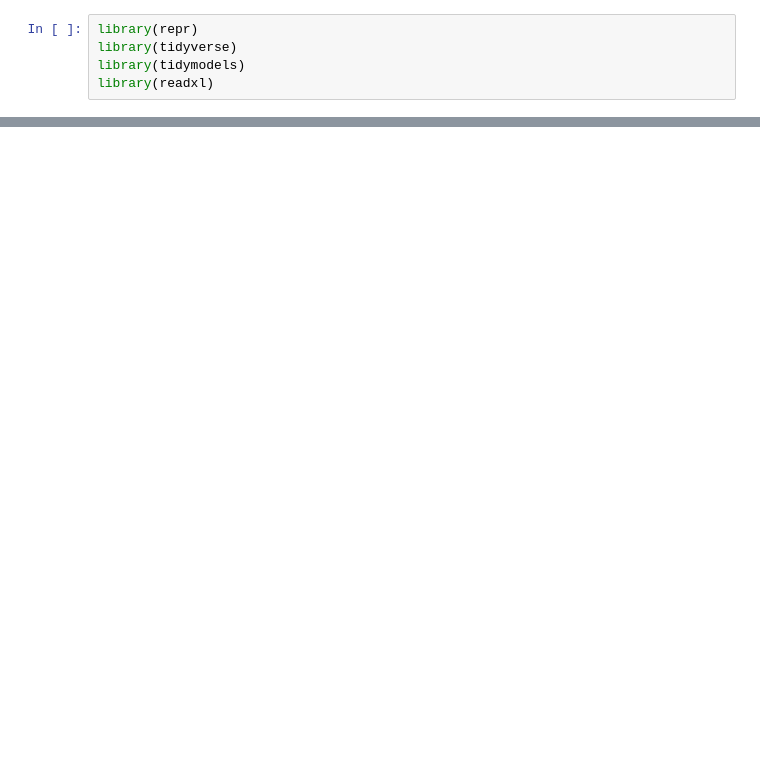
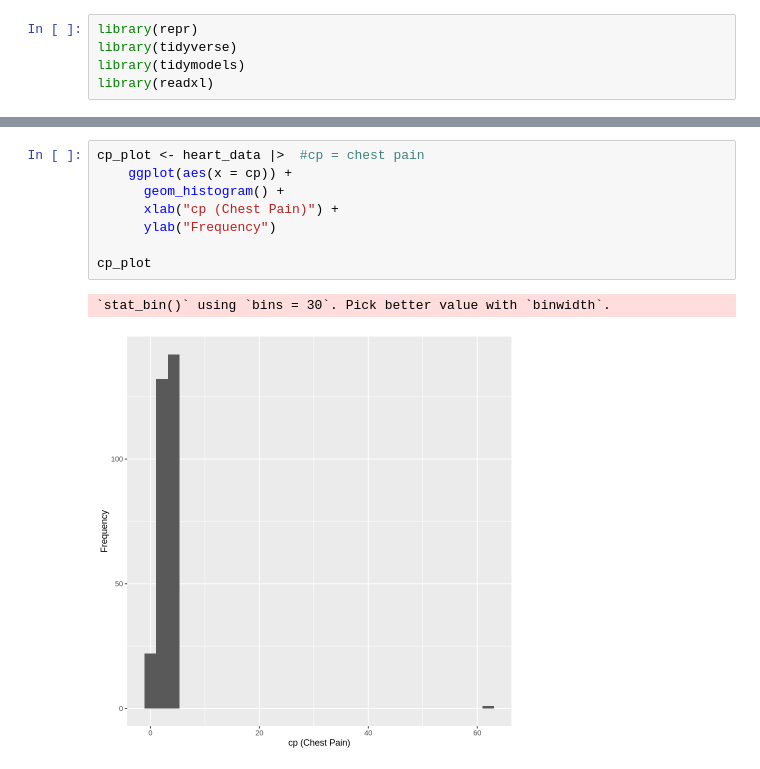
Before and after one commit to mcho04/DSCIproject, a Jupyter notebook: Heart_Disease.ipynb, the cells around one changed output, grey strips where cells are left out. Cells and saved outputs as stored; diff of their text form; blank space fills up the shorter version.

```diff
--- a/Heart_Disease.ipynb
+++ b/Heart_Disease.ipynb
@@ -166,0 +115,11 @@ A tibble: 91 × 15
+# %%
+cp_plot <- heart_data |>  #cp = chest pain
+    ggplot(aes(x = cp)) +
+      geom_histogram() +
+      xlab("cp (Chest Pain)") +
+      ylab("Frequency")
+
+cp_plot
+# %% [output]
+`stat_bin()` using `bins = 30`. Pick better value with `binwidth`.
+[figure, added]
```
Also changed, not shown: parts of 9 cells of this notebook, 6 other files.
